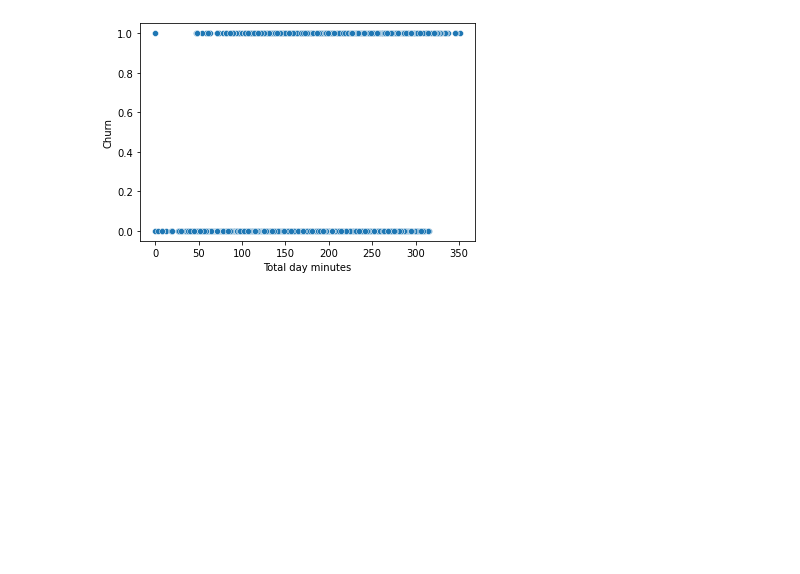
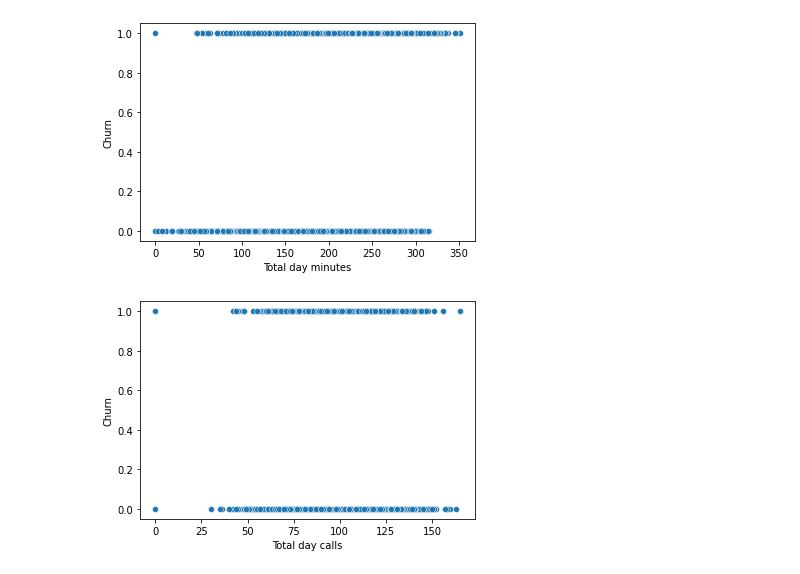
Before and after one commit to Aayushi4925/Telecom_churn, a Jupyter notebook: Copy_of_Telecom_Churn_Analysis_Capstone_Project.ipynb, the cells around one changed output. Drawn from its saved outputs; the diff is of its cells as text; code cells hidden in the pictures; blank space fills up the shorter version.

```diff
--- a/Copy_of_Telecom_Churn_Analysis_Capstone_Project.ipynb
+++ b/Copy_of_Telecom_Churn_Analysis_Capstone_Project.ipynb
@@ -262,3 +296,8 @@ sns.scatterplot(x='Total day minutes',y='Churn',data=df_copy)
 plt.show()
 # %% [output]
 [figure]
+# %%
+sns.scatterplot(x='Total day calls',y='Churn',data=df_copy)
+plt.show()
+# %% [output]
+[figure, added]
```
Also changed, not shown: parts of 12 cells of this notebook.
